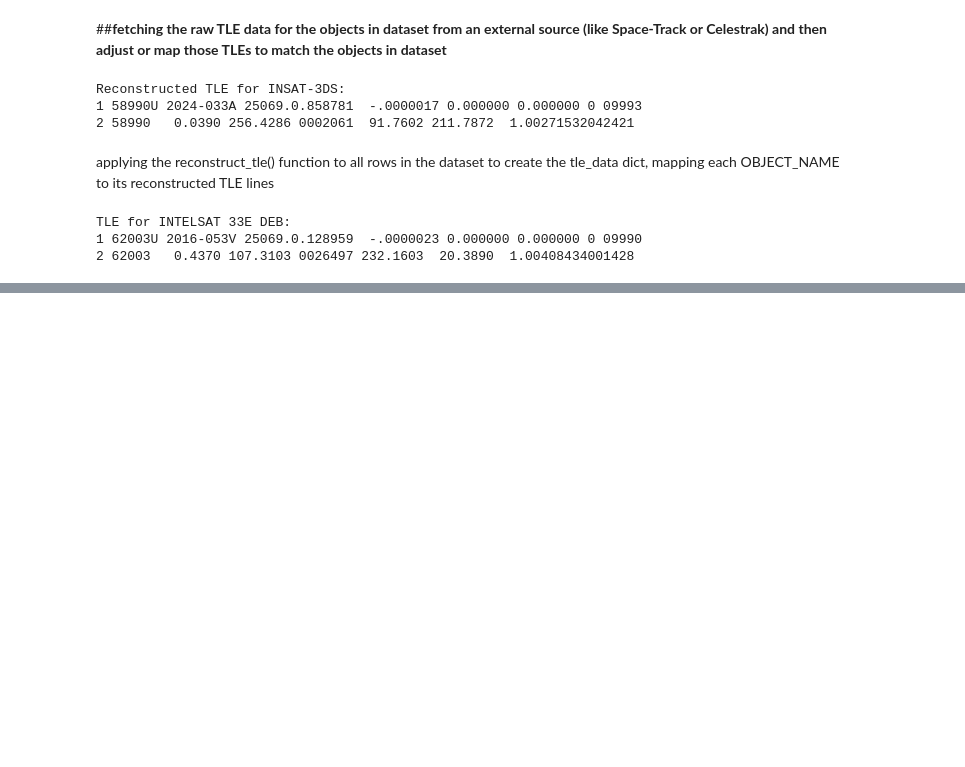
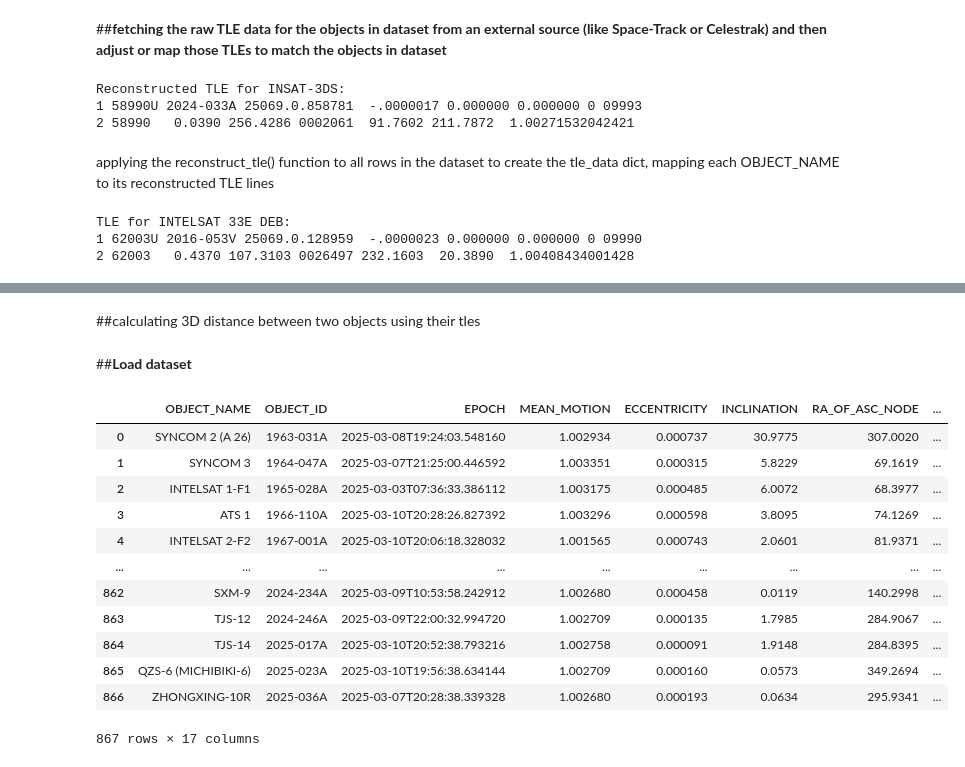
Before and after one commit to dev-tr26/Space-Debris-Collision-Risk-Analyzer, a Jupyter notebook: Collision_Risk_Prediction_(Space_Debris).ipynb, the cells around one changed output, grey strips where cells are left out. Saved outputs shown, nothing was run; the diff lists cells and outputs as text; code cells hidden in the pictures; blank space fills up the shorter version.

```diff
--- a/Collision_Risk_Prediction_(Space_Debris).ipynb
+++ b/Collision_Risk_Prediction_(Space_Debris).ipynb
@@ -347,0 +348,2 @@ df
+# %% [markdown]
+##calculating 3D distance between two objects using their tles
@@ -347,0 +371,18 @@ df
+# %% [markdown]
+##**Load dataset**
+# %%
+df
+# %% [output]
+|  | OBJECT_NAME | OBJECT_ID | EPOCH | MEAN_MOTION | ECCENTRICITY | INCLINATION | RA_OF_ASC_NODE | ... |
+| 0 | SYNCOM 2 (A 26) | 1963-031A | 2025-03-08T19:24:03.548160 | 1.002934 | 0.000737 | 30.9775 | 307.0020 | ... |
+| 1 | SYNCOM 3 | 1964-047A | 2025-03-07T21:25:00.446592 | 1.003351 | 0.000315 | 5.8229 | 69.1619 | ... |
+| 2 | INTELSAT 1-F1 | 1965-028A | 2025-03-03T07:36:33.386112 | 1.003175 | 0.000485 | 6.0072 | 68.3977 | ... |
+| 3 | ATS 1 | 1966-110A | 2025-03-10T20:28:26.827392 | 1.003296 | 0.000598 | 3.8095 | 74.1269 | ... |
+| 4 | INTELSAT 2-F2 | 1967-001A | 2025-03-10T20:06:18.328032 | 1.001565 | 0.000743 | 2.0601 | 81.9371 | ... |
+| ... | ... | ... | ... | ... | ... | ... | ... | ... |
+| 862 | SXM-9 | 2024-234A | 2025-03-09T10:53:58.242912 | 1.002680 | 0.000458 | 0.0119 | 140.2998 | ... |
+| 863 | TJS-12 | 2024-246A | 2025-03-09T22:00:32.994720 | 1.002709 | 0.000135 | 1.7985 | 284.9067 | ... |
+| 864 | TJS-14 | 2025-017A | 2025-03-10T20:52:38.793216 | 1.002758 | 0.000091 | 1.9148 | 284.8395 | ... |
+| 865 | QZS-6 (MICHIBIKI-6) | 2025-023A | 2025-03-10T19:56:38.634144 | 1.002709 | 0.000160 | 0.0573 | 349.2694 | ... |
+| 866 | ZHONGXING-10R | 2025-036A | 2025-03-07T20:28:38.339328 | 1.002680 | 0.000193 | 0.0634 | 295.9341 | ... |
+867 rows × 17 columns
```
Also changed, not shown: parts of 6 cells of this notebook.
